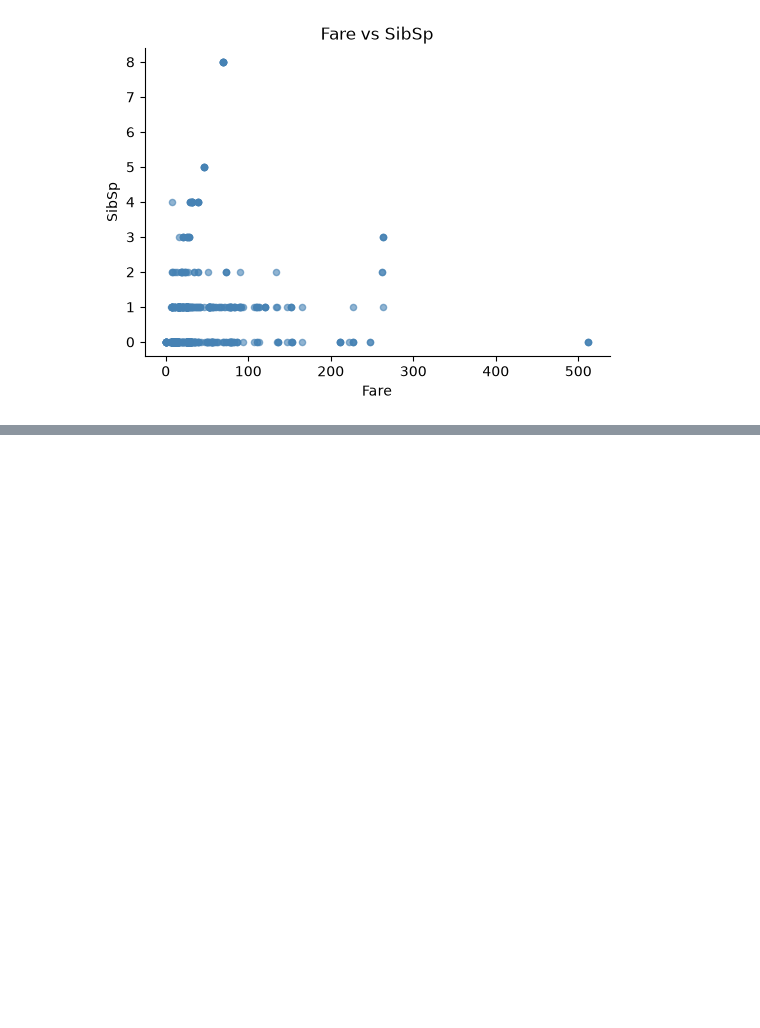
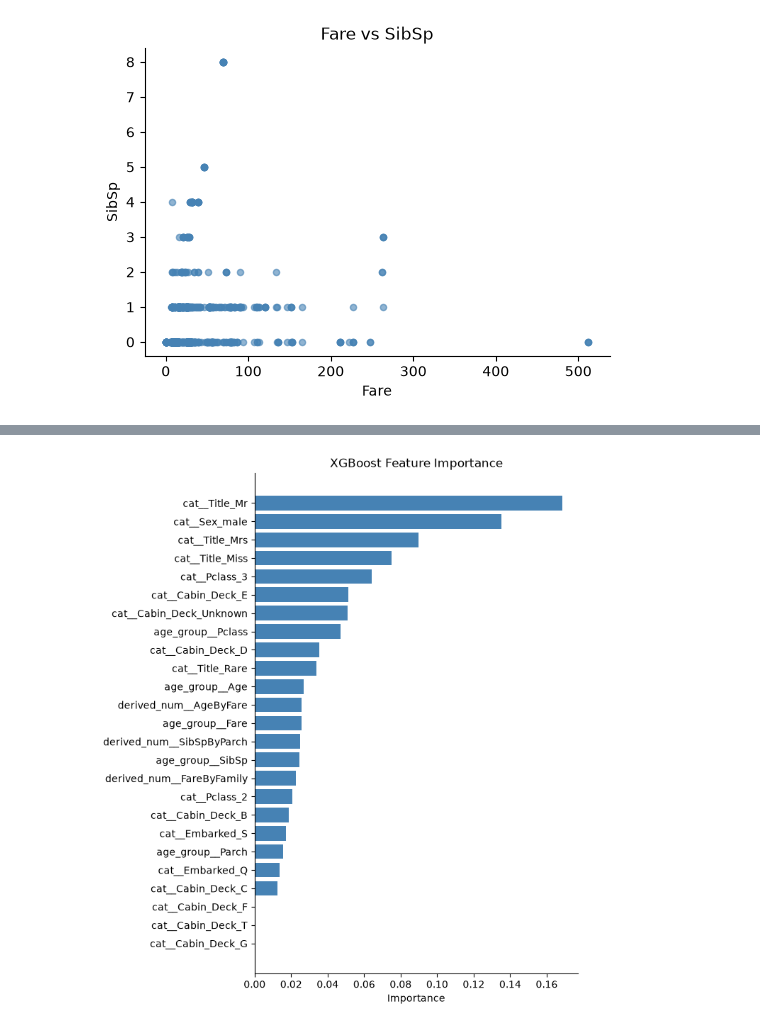
Before and after one commit to snukem/titanic, a Jupyter notebook: predict-titanic.ipynb, the cells around one changed output, grey strips where cells are left out. Saved outputs shown, nothing was run; the diff lists cells and outputs as text; code cells hidden in the pictures; blank space fills up the shorter version.

```diff
--- a/predict-titanic.ipynb
+++ b/predict-titanic.ipynb
@@ -202,0 +236,9 @@ best_pipeline.fit(X, y)
+# %%
+best_params = next(t for t in study.trials if t.number == 14).params
+
+# refit the full pipeline (preprocessing + model) on all training data
+best_pipeline = Pipeline([
+    ('preprocess', preprocessor),
+    ('model', XGBClassifier(**best_params, eval_metric='logloss', random_state=42)),
+])
+best_pipeline.fit(X, y)
@@ -202,0 +263,16 @@ best_pipeline.fit(X, y)
+# %%
+feature_names = best_pipeline.named_steps['preprocess'].get_feature_names_out()
+importances = best_pipeline.named_steps['model'].feature_importances_
+
+importance_df = pd.DataFrame({'feature': feature_names, 'importance': importances})
+importance_df = importance_df.sort_values('importance', ascending=True)
+
+fig, ax = plt.subplots(figsize=(7, 8))
+ax.barh(importance_df['feature'], importance_df['importance'], color='steelblue')
+ax.set_xlabel('Importance')
+ax.set_title('XGBoost Feature Importance')
+ax.spines[['top', 'right']].set_visible(False)
+plt.tight_layout()
+plt.show()
+# %% [output]
+[figure, added]
```
Also changed, not shown: parts of 8 cells of this notebook.
